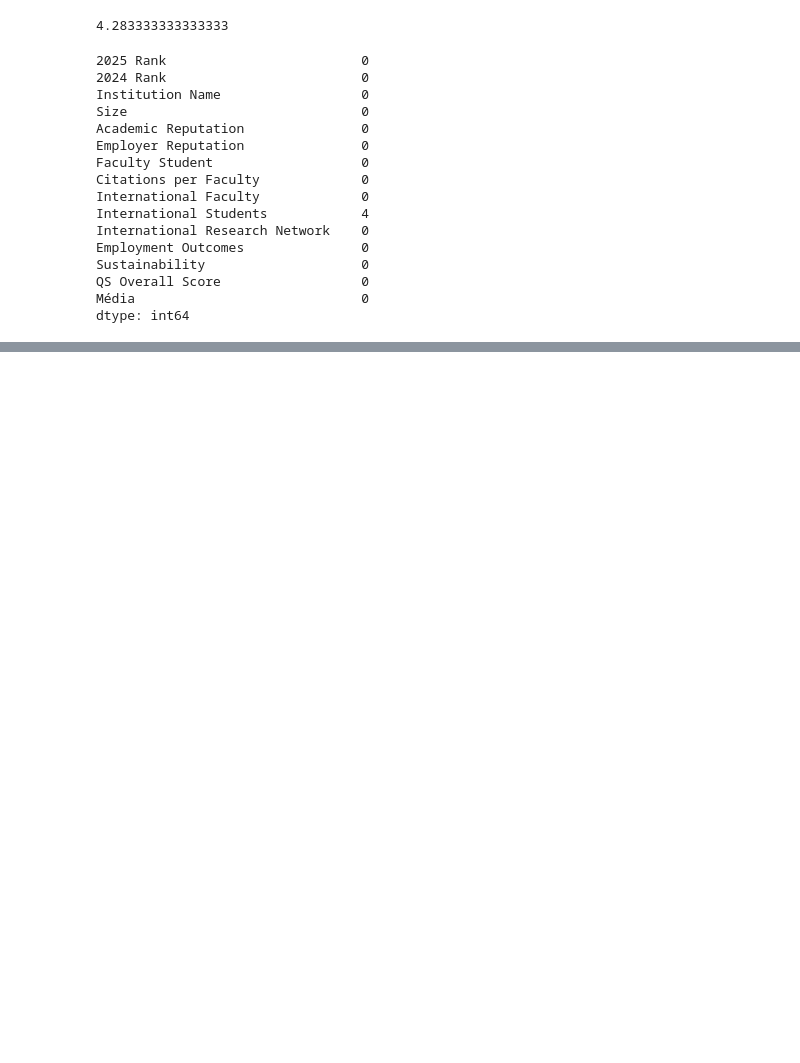
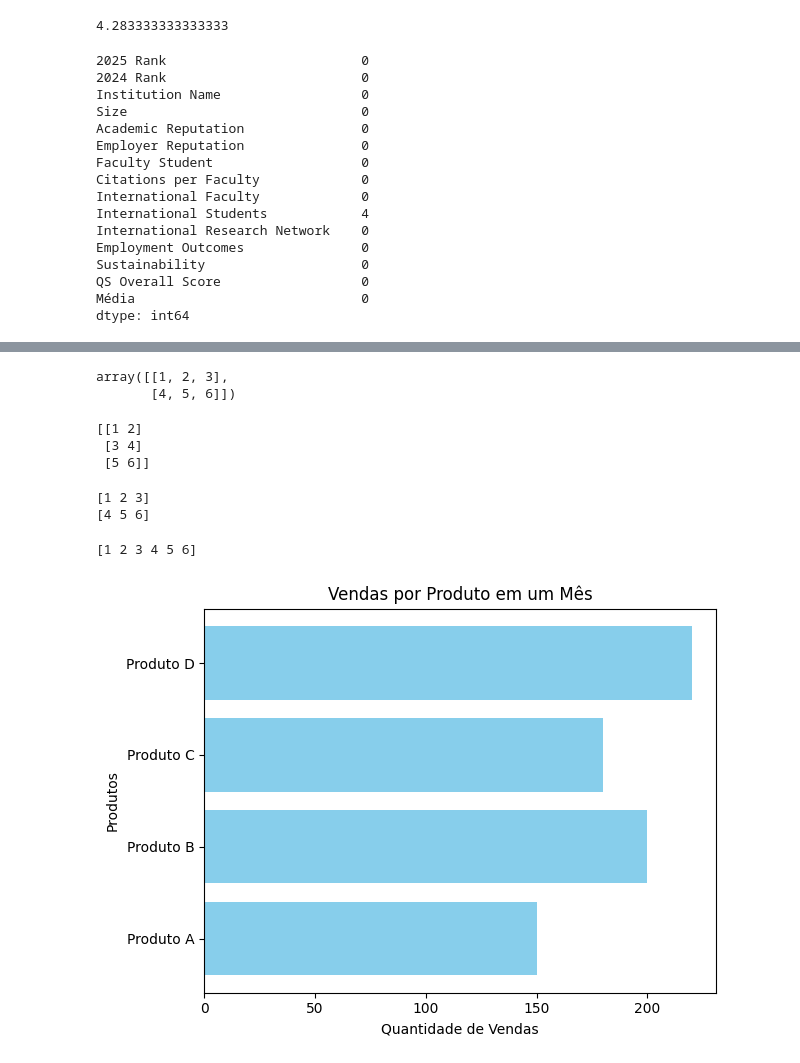
Before and after one commit to BrunoMeloSlv/AulaPython, a Jupyter notebook: aula1.ipynb, the cells around one changed output, grey strips where cells are left out. Cells and saved outputs as stored; diff of their text form; code cells hidden in the pictures; blank space fills up the shorter version.

```diff
--- a/aula1.ipynb
+++ b/aula1.ipynb
@@ -847,0 +1022,38 @@ dtype: int64
+# %%
+array = np.array([[1, 2, 3], [4, 5, 6]])
+array
+# %% [output]
+array([[1, 2, 3],
+       [4, 5, 6]])
+# %%
+print(array.reshape((3, 2)))
+# %% [output]
+[[1 2]
+ [3 4]
+ [5 6]]
+# %%
+array1 = np.array([1, 2, 3])
+array2 = np.array([4, 5, 6])
+print(array1)
+print(array2)
+# %% [output]
+[1 2 3]
+[4 5 6]
+# %%
+print(np.concatenate((array1, array2)))
+# %% [output]
+[1 2 3 4 5 6]
+# %%
+import matplotlib.pyplot as plt
+
+produtos = ['Produto A', 'Produto B', 'Produto C', 'Produto D']
+quantidades = [150, 200, 180, 220]  # Quantidade de vendas de cada produto
+# %%
+plt.barh(produtos,quantidades, color = 'skyblue')
+plt.xlabel('Quantidade de Vendas')
+plt.ylabel('Produtos')
+plt.title('Vendas por Produto em um Mês')
+plt.tight_layout()
+plt.show()
+# %% [output]
+[figure, added]
```
Also changed, not shown: parts of 43 cells of this notebook.
